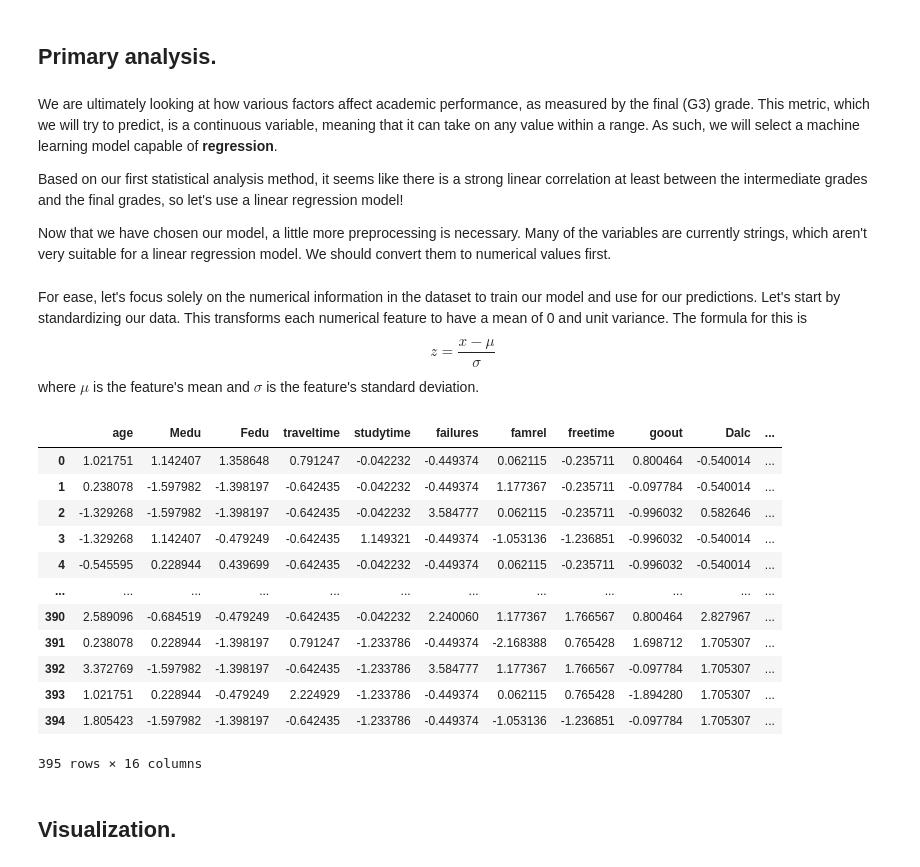
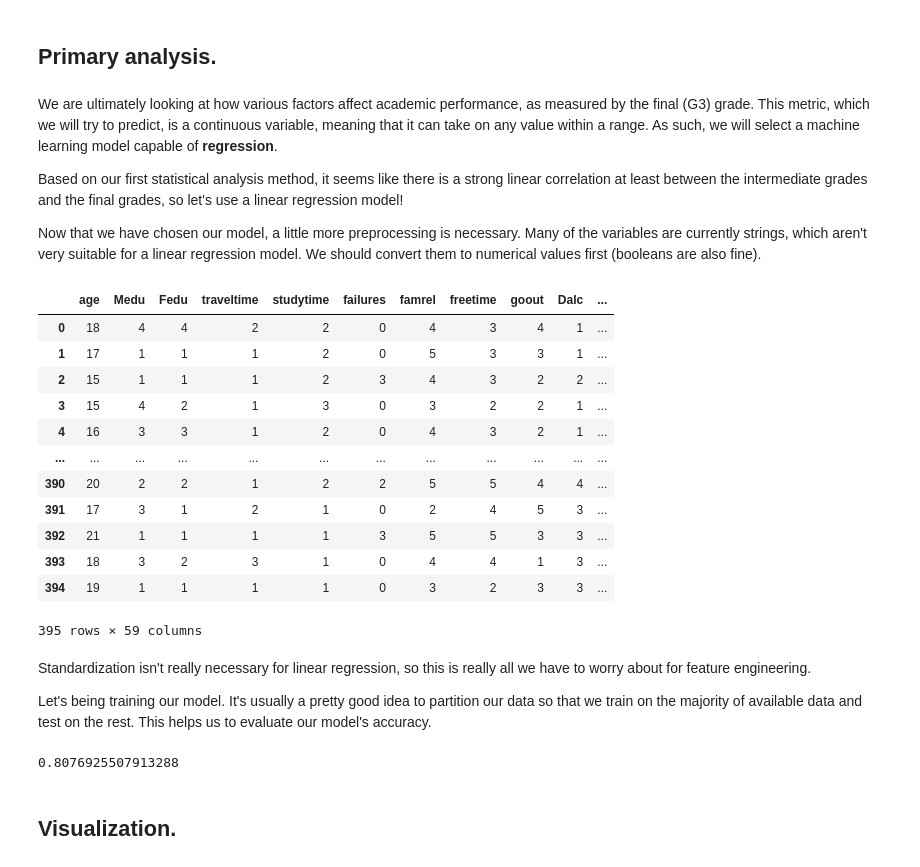
Before and after one commit to KevinTruong13/320_group_project, a Jupyter notebook: Final_Project/Project.ipynb, the cells around one changed output. Cells and saved outputs as stored; diff of their text form; code cells hidden in the pictures.

Commit message:
Linear Regression Model done

```diff
--- a/Final_Project/Project.ipynb
+++ b/Final_Project/Project.ipynb
@@ -367,55 +368,47 @@ We are ultimately looking at how various factors affect academic performance, as
 
 Based on our first statistical analysis method, it seems like there is a strong linear correlation at least between the intermediate grades and the final grades, so let's use a linear regression model!
 
-Now that we have chosen our model, a little more preprocessing is necessary. Many of the variables are currently strings, which aren't very suitable for a linear regression model. We should convert them to numerical values first.
+Now that we have chosen our model, a little more preprocessing is necessary. Many of the variables are currently strings, which aren't very suitable for a linear regression model. We should convert them to numerical values first (booleans are also fine).
 # %%
 # Converting most string binary features to numerical binary features, which are more suitable to machine learning.
 # Let's do one-hot encoding for features where an assumption of ordinality could introduce bias. This will introduce
 # more features, but it's not too big of a problem in this case.
-replacements = {
-    'no': 0,
-    'yes': 1,
-    'GP': 0, # school = Gabriel Pereira
-    'MS': 1, # school = Mousinho da Silveira
-    'R': 0, # Rural
-    'U': 1, # Urban
-    'M': 0, # Male
-    'F': 1, # Female
-    'LE3': 0, # famsize <= 3
-    'GT3': 1 # famsize > 3
-}
 
-
-#df.replace(replacements, inplace=True)
+df_encoded = pd.get_dummies(df, columns=df.select_dtypes(include=['object']).columns)
+display(df_encoded)
+# %% [output]
+|  | age | Medu | Fedu | traveltime | studytime | failures | famrel | freetime | goout | Dalc | ... |
+| 0 | 18 | 4 | 4 | 2 | 2 | 0 | 4 | 3 | 4 | 1 | ... |
+| 1 | 17 | 1 | 1 | 1 | 2 | 0 | 5 | 3 | 3 | 1 | ... |
+| 2 | 15 | 1 | 1 | 1 | 2 | 3 | 4 | 3 | 2 | 2 | ... |
+| 3 | 15 | 4 | 2 | 1 | 3 | 0 | 3 | 2 | 2 | 1 | ... |
+| 4 | 16 | 3 | 3 | 1 | 2 | 0 | 4 | 3 | 2 | 1 | ... |
+| ... | ... | ... | ... | ... | ... | ... | ... | ... | ... | ... | ... |
+| 390 | 20 | 2 | 2 | 1 | 2 | 2 | 5 | 5 | 4 | 4 | ... |
+| 391 | 17 | 3 | 1 | 2 | 1 | 0 | 2 | 4 | 5 | 3 | ... |
+| 392 | 21 | 1 | 1 | 1 | 1 | 3 | 5 | 5 | 3 | 3 | ... |
+| 393 | 18 | 3 | 2 | 3 | 1 | 0 | 4 | 4 | 1 | 3 | ... |
+| 394 | 19 | 1 | 1 | 1 | 1 | 0 | 3 | 2 | 3 | 3 | ... |
+395 rows × 59 columns
 # %% [markdown]
-For ease, let's focus solely on the numerical information in the dataset to train our model and use for our predictions. Let's start by standardizing our data. This transforms each numerical feature to have a mean of 0 and unit variance.
-The formula for this is
-$$z = \frac{x-\mu}{\sigma}$$
-where $\mu$ is the feature's mean and $\sigma$ is the feature's standard deviation.
+Standardization isn't really necessary for linear regression, so this is really all we have to worry about for feature engineering.
+
+Let's being training our model. It's usually a pretty good idea to partition our data so that we train on the majority of available data and test on the rest. This helps us to evaluate our model's accuracy.
-# %%
-from scipy import stats
-scaler = StandardScaler()
-
-standardized_num_df = pd.DataFrame()
-
-for feature in num_columns:
-    standardized_num_df[feature] = (df[feature] - df[feature].mean()) / df[feature].std()
-
-standardized_num_df
-# %% [output]
-|  | age | Medu | Fedu | traveltime | studytime | failures | famrel | freetime | goout | Dalc | ... |
-| 0 | 1.021751 | 1.142407 | 1.358648 | 0.791247 | -0.042232 | -0.449374 | 0.062115 | -0.235711 | 0.800464 | -0.540014 | ... |
-| 1 | 0.238078 | -1.597982 | -1.398197 | -0.642435 | -0.042232 | -0.449374 | 1.177367 | -0.235711 | -0.097784 | -0.540014 | ... |
-| 2 | -1.329268 | -1.597982 | -1.398197 | -0.642435 | -0.042232 | 3.584777 | 0.062115 | -0.235711 | -0.996032 | 0.582646 | ... |
-| 3 | -1.329268 | 1.142407 | -0.479249 | -0.642435 | 1.149321 | -0.449374 | -1.053136 | -1.236851 | -0.996032 | -0.540014 | ... |
-| 4 | -0.545595 | 0.228944 | 0.439699 | -0.642435 | -0.042232 | -0.449374 | 0.062115 | -0.235711 | -0.996032 | -0.540014 | ... |
-| ... | ... | ... | ... | ... | ... | ... | ... | ... | ... | ... | ... |
-| 390 | 2.589096 | -0.684519 | -0.479249 | -0.642435 | -0.042232 | 2.240060 | 1.177367 | 1.766567 | 0.800464 | 2.827967 | ... |
-| 391 | 0.238078 | 0.228944 | -1.398197 | 0.791247 | -1.233786 | -0.449374 | -2.168388 | 0.765428 | 1.698712 | 1.705307 | ... |
-| 392 | 3.372769 | -1.597982 | -1.398197 | -0.642435 | -1.233786 | 3.584777 | 1.177367 | 1.766567 | -0.097784 | 1.705307 | ... |
-| 393 | 1.021751 | 0.228944 | -0.479249 | 2.224929 | -1.233786 | -0.449374 | 0.062115 | 0.765428 | -1.894280 | 1.705307 | ... |
-| 394 | 1.805423 | -1.597982 | -1.398197 | -0.642435 | -1.233786 | -0.449374 | -1.053136 | -1.236851 | -0.097784 | 1.705307 | ... |
-395 rows × 16 columns
+# %%
+X = df_encoded.drop('G3', axis=1) # Inputs
+y = df_encoded['G3'] # Targets
+
+# Split data into training and testing data
+X_train, X_test, y_train, y_test = train_test_split(X, y, test_size=0.2)
+
+# Train the model on the training data
+model = LinearRegression().fit(X_train, y_train)
+
+# Calculate the R^2 score based on the model's performance on the test data. A higher score (closer to 1) indicated a better fit,
+# # while a lower score (closer to 0) indicates a worse fit
+model.score(X_test, y_test)
+# %% [output]
+0.8076925507913288
 # %% [markdown]
 ## Visualization.
 <!-- TODO (Chan): Explain the results and insights of your primary analysis with at least
```
Also changed, not shown: parts of 1 cell of this notebook.
